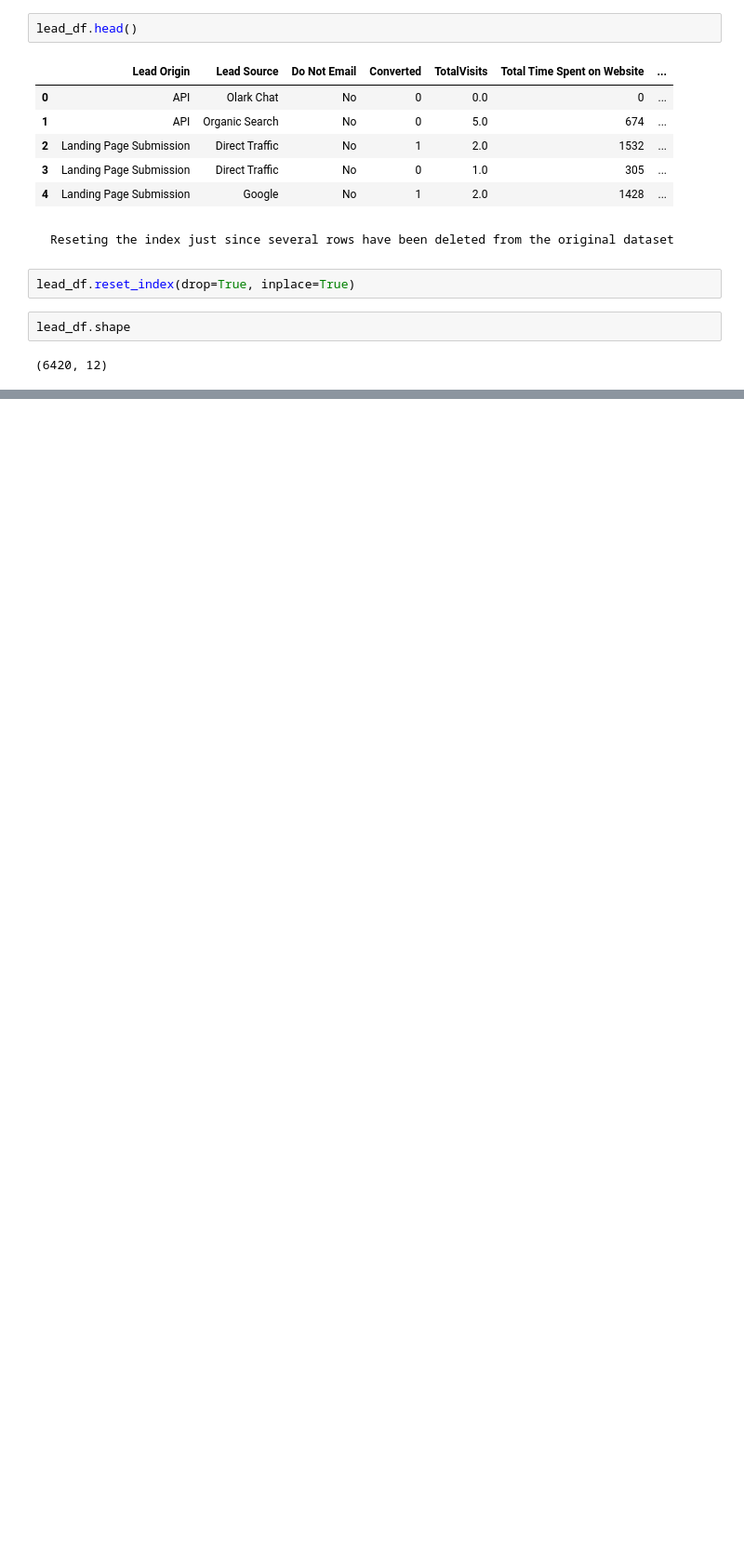
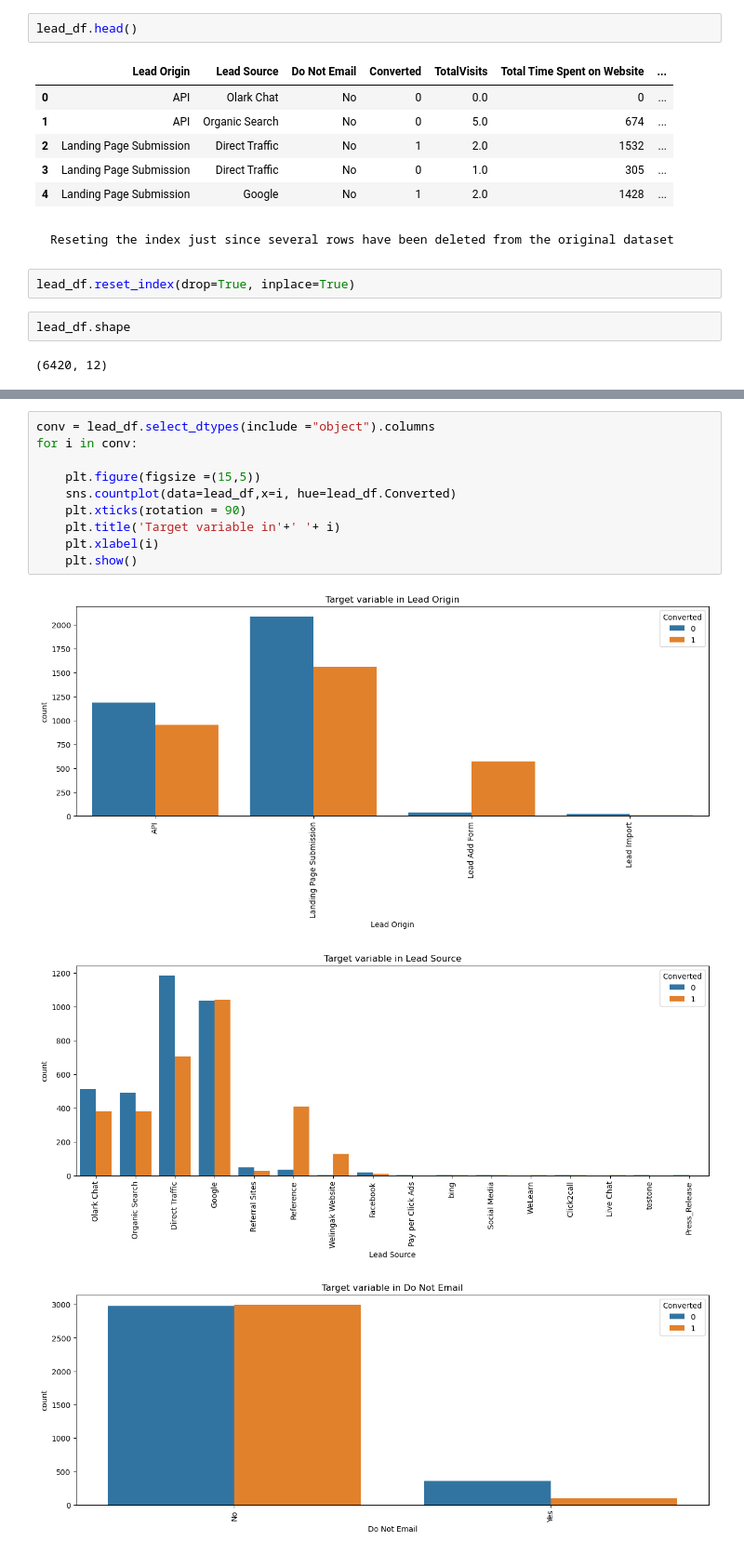
Before and after one commit to Sooby-sg/Lead-Scoring-Case-Study, a Jupyter notebook: Main.ipynb, the cells around one changed output, grey strips where cells are left out. Shown at 93% size. Saved outputs shown, nothing was run; the diff lists cells and outputs as text; blank space fills up the shorter version.

```diff
--- a/Main.ipynb
+++ b/Main.ipynb
@@ -562,0 +594,14 @@ lead_df.shape
+# %%
+conv = lead_df.select_dtypes(include ="object").columns
+for i in conv:
+
+    plt.figure(figsize =(15,5))
+    sns.countplot(data=lead_df,x=i, hue=lead_df.Converted)
+    plt.xticks(rotation = 90)
+    plt.title('Target variable in'+' '+ i)
+    plt.xlabel(i)
+    plt.show()
+# %% [output]
+[figure, added]
+[figure, added]
+[figure, added]
```
Also changed, not shown: parts of 131 cells of this notebook, 3 other files.
